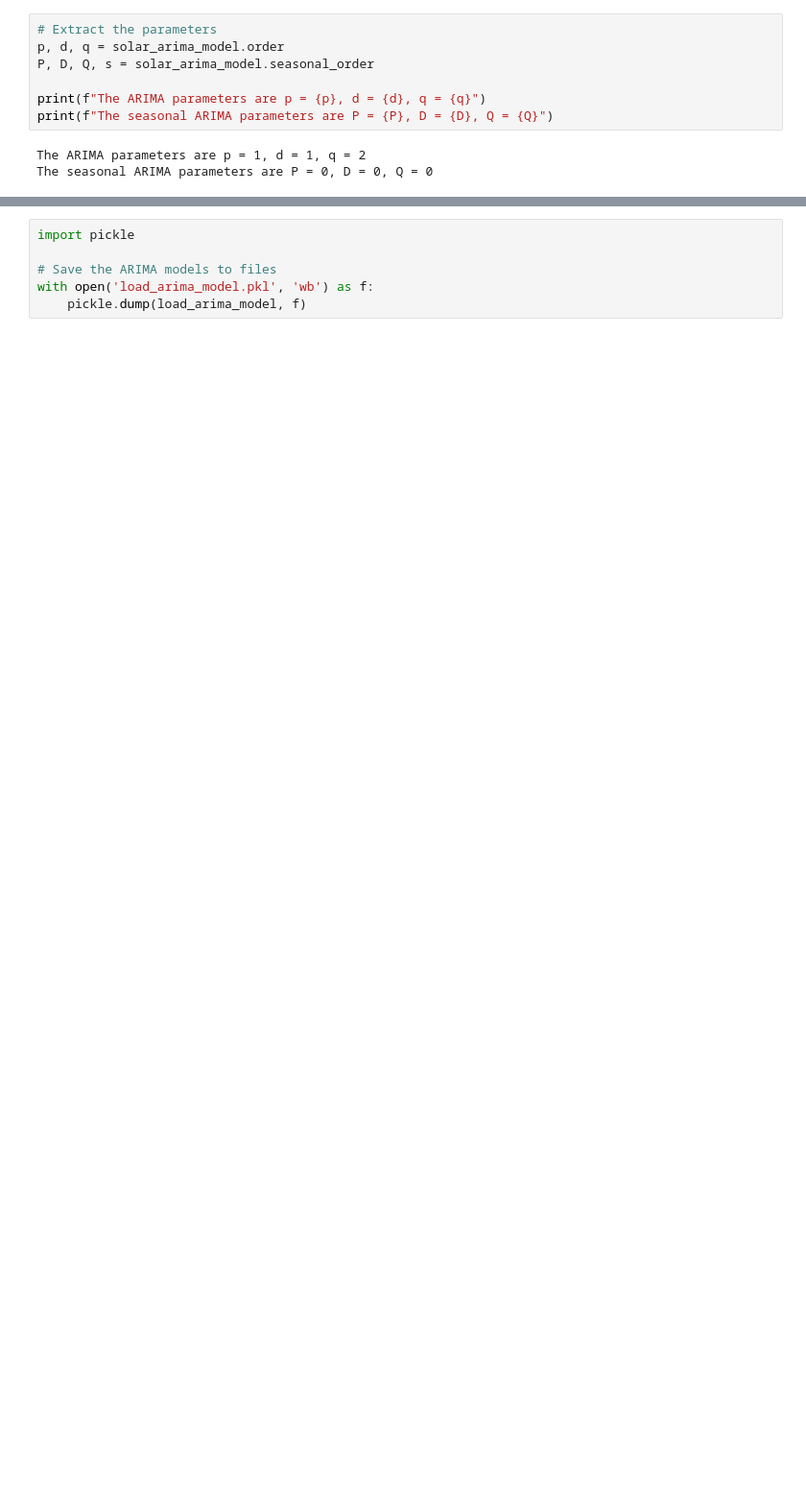
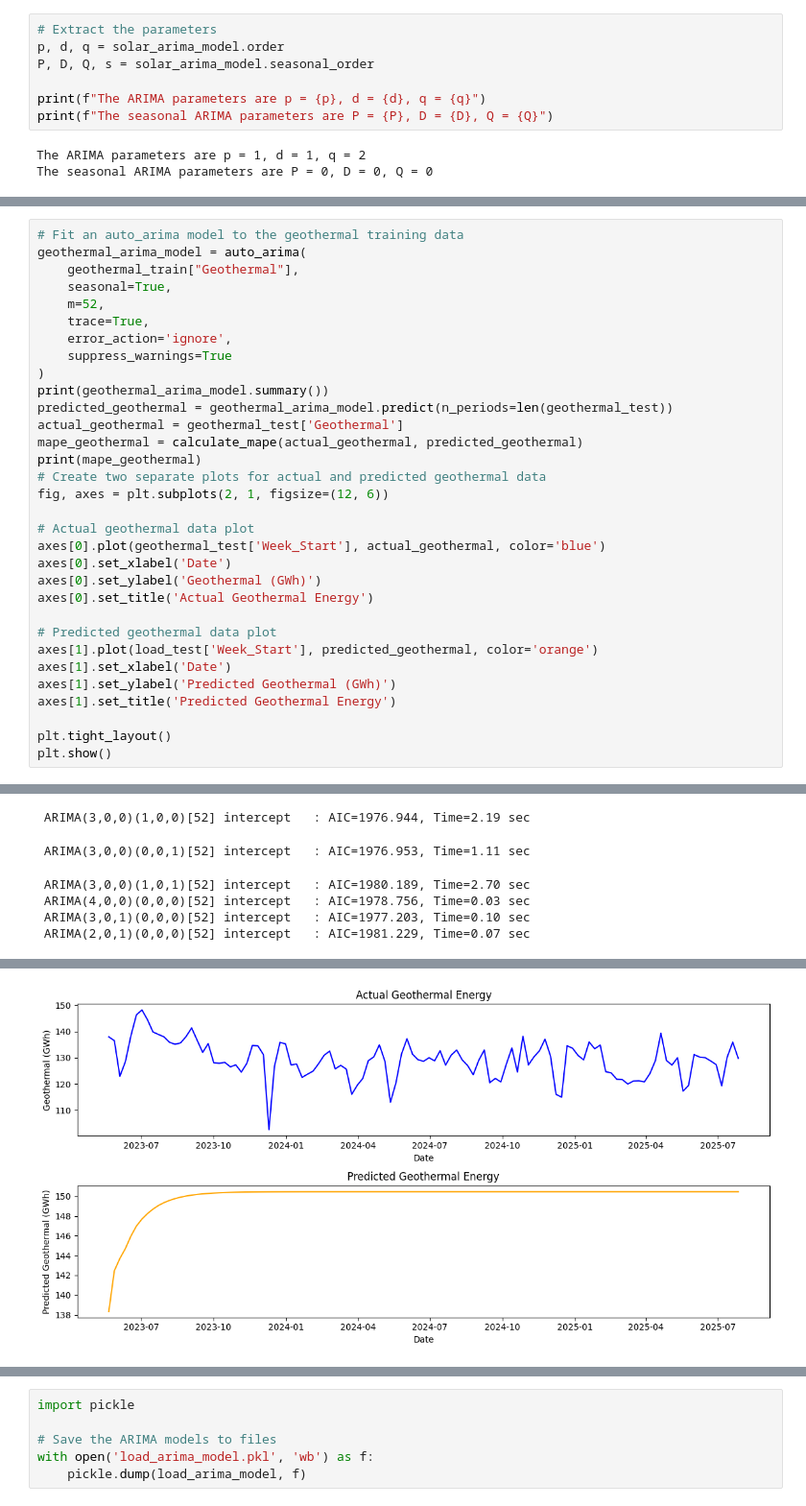
Before and after one commit to shane-ppy/15066_final_project, a Jupyter notebook: prediction.ipynb, the cells around one changed output, grey strips where cells are left out. Shown at 96% size. Cells and saved outputs as stored; diff of their text form; blank space fills up the shorter version.

```diff
--- a/prediction.ipynb
+++ b/prediction.ipynb
@@ -204,0 +234,33 @@ The seasonal ARIMA parameters are P = 0, D = 0, Q = 0
+# %%
+# Fit an auto_arima model to the geothermal training data
+geothermal_arima_model = auto_arima(
+    geothermal_train["Geothermal"],
+    seasonal=True,
+    m=52,
+    trace=True,
+    error_action='ignore',
+    suppress_warnings=True
+)
+print(geothermal_arima_model.summary())
+predicted_geothermal = geothermal_arima_model.predict(n_periods=len(geothermal_test))
+actual_geothermal = geothermal_test['Geothermal']
+mape_geothermal = calculate_mape(actual_geothermal, predicted_geothermal)
+print(mape_geothermal)
+# Create two separate plots for actual and predicted geothermal data
+fig, axes = plt.subplots(2, 1, figsize=(12, 6))
+
+# Actual geothermal data plot
+axes[0].plot(geothermal_test['Week_Start'], actual_geothermal, color='blue')
+axes[0].set_xlabel('Date')
+axes[0].set_ylabel('Geothermal (GWh)')
+axes[0].set_title('Actual Geothermal Energy')
+
+# Predicted geothermal data plot
+axes[1].plot(load_test['Week_Start'], predicted_geothermal, color='orange')
+axes[1].set_xlabel('Date')
+axes[1].set_ylabel('Predicted Geothermal (GWh)')
+axes[1].set_title('Predicted Geothermal Energy')
+
+plt.tight_layout()
+plt.show()
+# %% [output]
@@ -204,0 +281,6 @@ The seasonal ARIMA parameters are P = 0, D = 0, Q = 0
+ ARIMA(3,0,0)(1,0,0)[52] intercept   : AIC=1976.944, Time=2.19 sec
+ ARIMA(3,0,0)(0,0,1)[52] intercept   : AIC=1976.953, Time=1.11 sec
+ ARIMA(3,0,0)(1,0,1)[52] intercept   : AIC=1980.189, Time=2.70 sec
+ ARIMA(4,0,0)(0,0,0)[52] intercept   : AIC=1978.756, Time=0.03 sec
+ ARIMA(3,0,1)(0,0,0)[52] intercept   : AIC=1977.203, Time=0.10 sec
+ ARIMA(2,0,1)(0,0,0)[52] intercept   : AIC=1981.229, Time=0.07 sec
@@ -204,0 +304 @@ The seasonal ARIMA parameters are P = 0, D = 0, Q = 0
+[figure, added]
```
Also changed, not shown: parts of 22 cells of this notebook, 3 other files.
